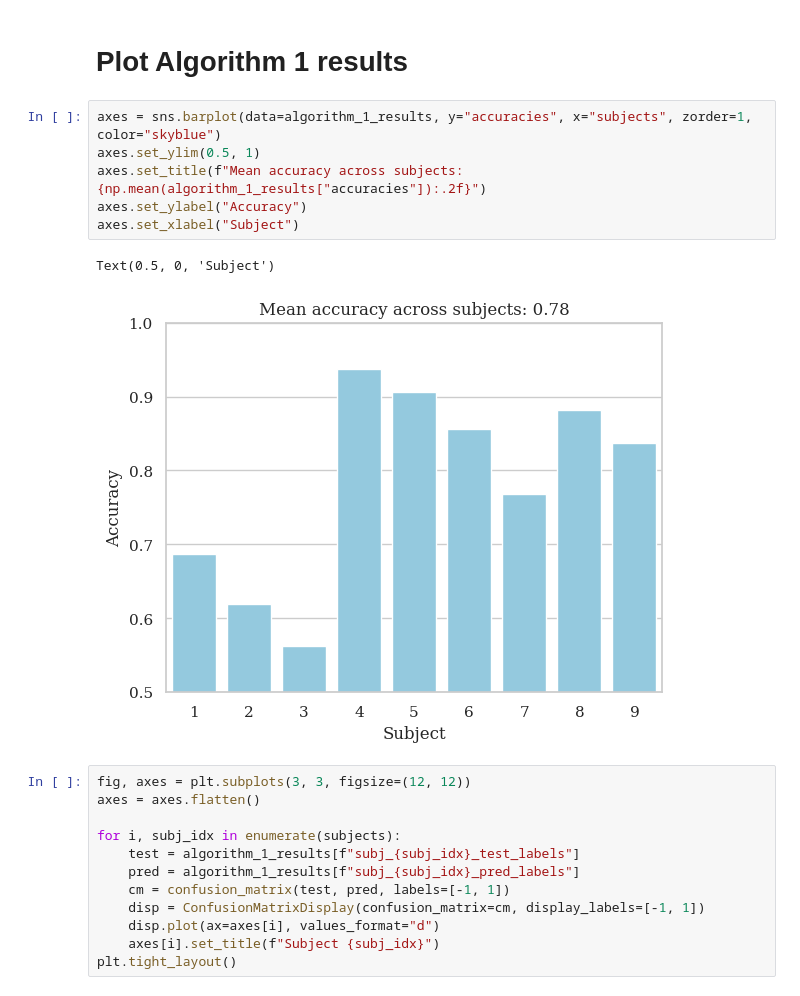
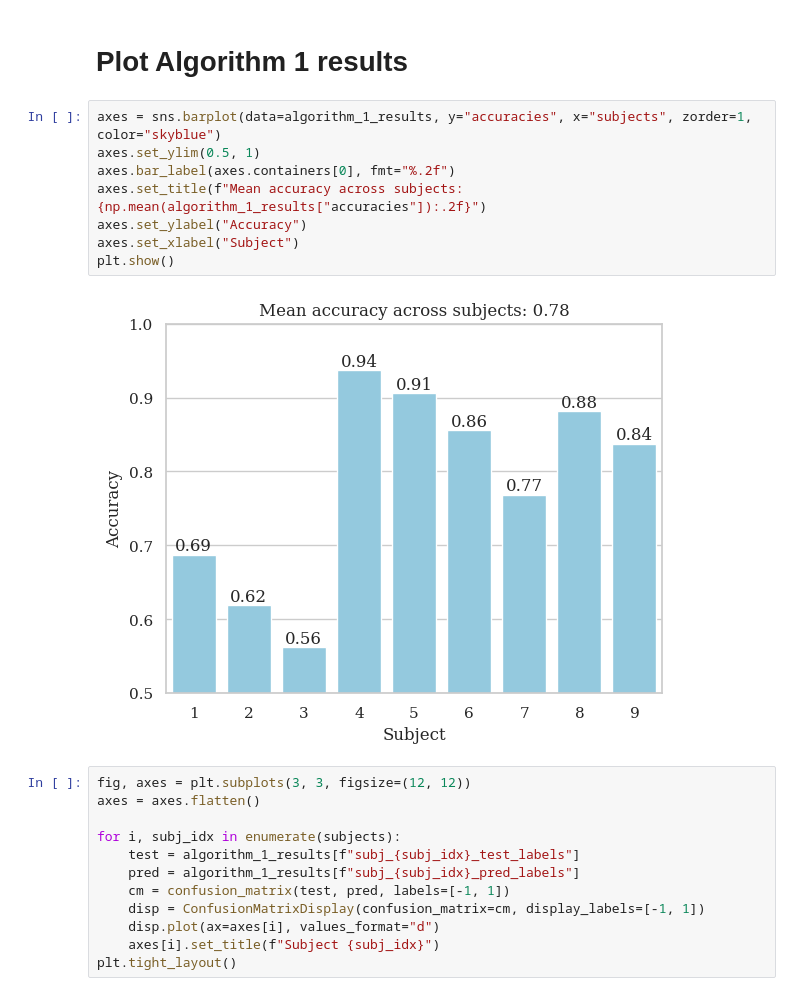
Before and after one commit to ad-jusk/eeg_transformer, a Jupyter notebook: notebooks/mtl_bci_2008_b.ipynb, the cells around one changed output. Drawn from its saved outputs; the diff is of its cells as text.

```diff
--- a/notebooks/mtl_bci_2008_b.ipynb
+++ b/notebooks/mtl_bci_2008_b.ipynb
@@ -180,12 +180,13 @@ algorithm_1_results["accuracies"] = accuracies
 # %%
 axes = sns.barplot(data=algorithm_1_results, y="accuracies", x="subjects", zorder=1, color="skyblue")
 axes.set_ylim(0.5, 1)
+axes.bar_label(axes.containers[0], fmt="%.2f")
 axes.set_title(f"Mean accuracy across subjects: {np.mean(algorithm_1_results["accuracies"]):.2f}")
 axes.set_ylabel("Accuracy")
 axes.set_xlabel("Subject")
+plt.show()
 # %% [output]
-Text(0.5, 0, 'Subject')
-[figure, old version]
+[figure, new version]
 # %%
 fig, axes = plt.subplots(3, 3, figsize=(12, 12))
 axes = axes.flatten()
```
Also changed, not shown: parts of 6 cells of this notebook, 2 other files.
